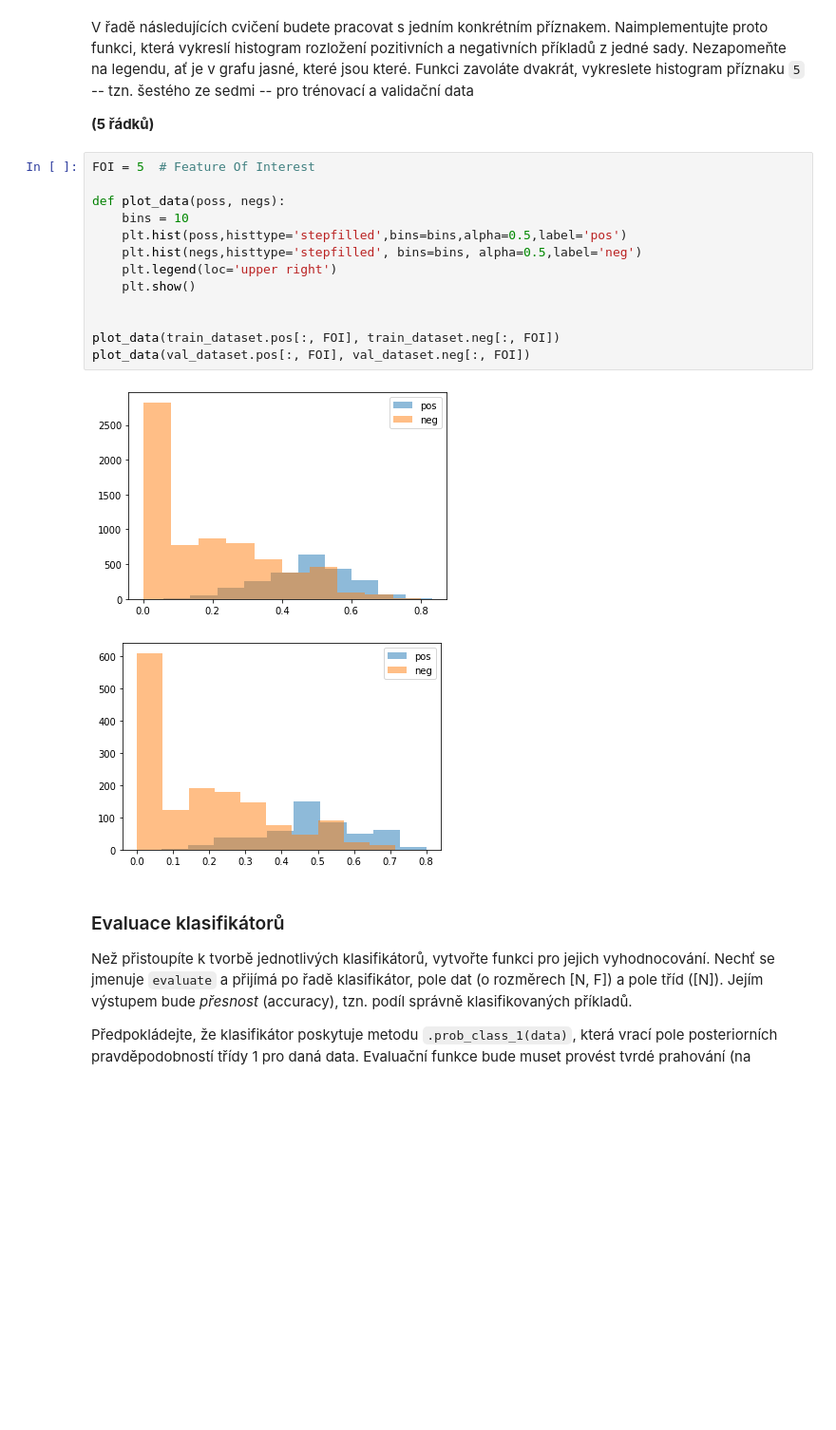
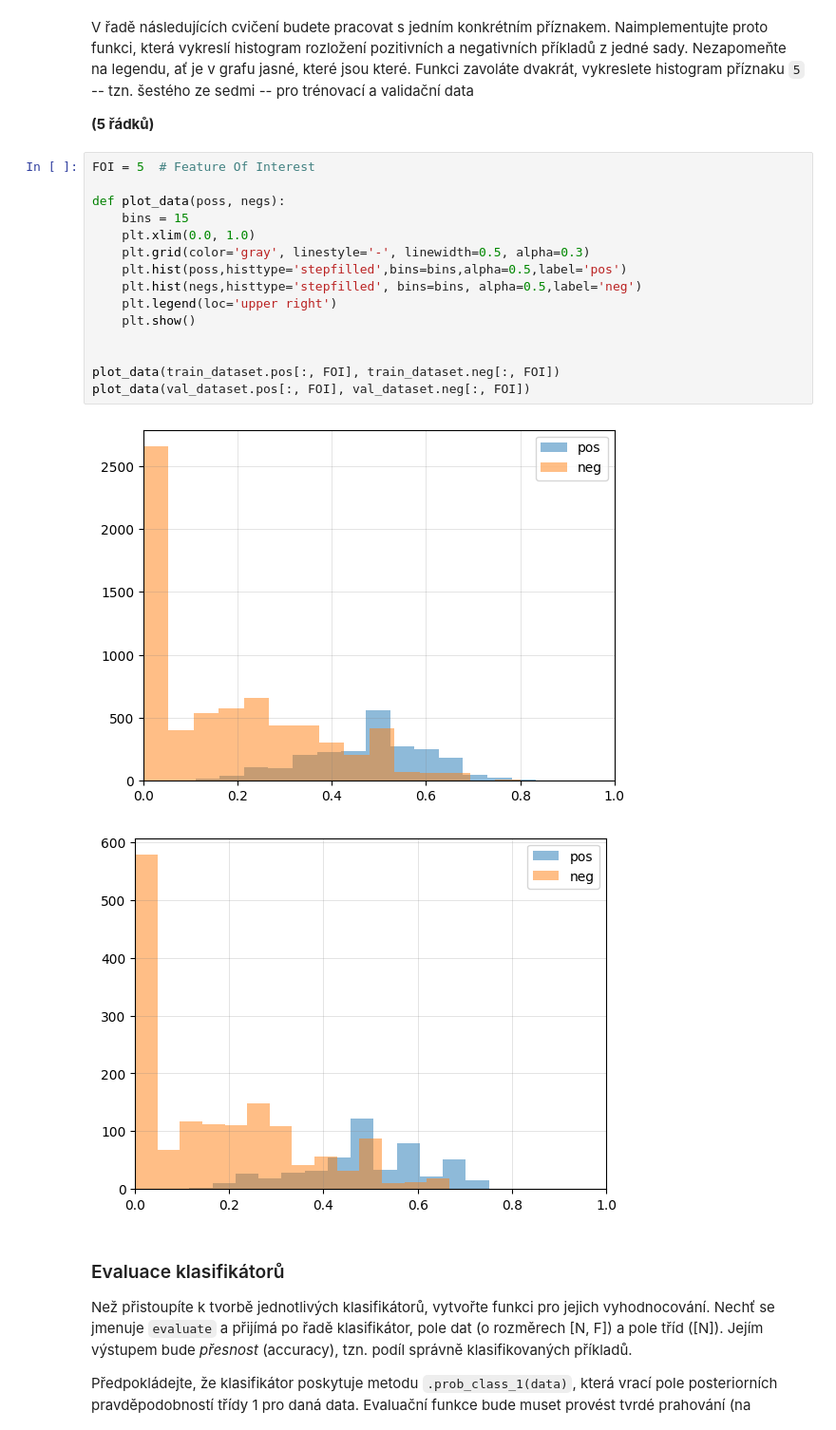
Before and after one commit to dnosko/SUI, a Jupyter notebook: proj2/zadani.ipynb, the cells around one changed output. Shown: that part at 95% size. Drawn from its saved outputs; the diff is of its cells as text; blank space fills up the shorter version.

```diff
--- a/proj2/zadani.ipynb
+++ b/proj2/zadani.ipynb
@@ -56,19 +56,21 @@ V řadě následujících cvičení budete pracovat s jedním konkrétním pří
 # %%
 FOI = 5  # Feature Of Interest
 
 def plot_data(poss, negs):
-    bins = 10
+    bins = 15
+    plt.xlim(0.0, 1.0)
+    plt.grid(color='gray', linestyle='-', linewidth=0.5, alpha=0.3)
     plt.hist(poss,histtype='stepfilled',bins=bins,alpha=0.5,label='pos')
     plt.hist(negs,histtype='stepfilled', bins=bins, alpha=0.5,label='neg')
     plt.legend(loc='upper right')
     plt.show()
 
 
 plot_data(train_dataset.pos[:, FOI], train_dataset.neg[:, FOI])
 plot_data(val_dataset.pos[:, FOI], val_dataset.neg[:, FOI])
 # %% [output]
-[figure, old version]
+[figure, new version]
-[figure, old version]
+[figure, new version]
 # %% [markdown]
 ### Evaluace klasifikátorů
 Než přistoupíte k tvorbě jednotlivých klasifikátorů, vytvořte funkci pro jejich vyhodnocování.
```
Also changed, not shown: parts of 6 cells of this notebook, 1 other file.
